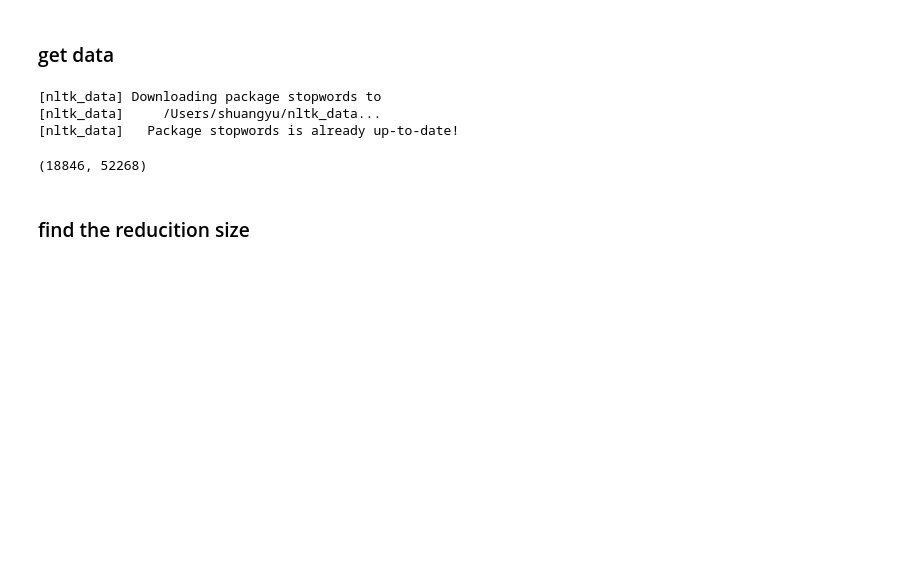
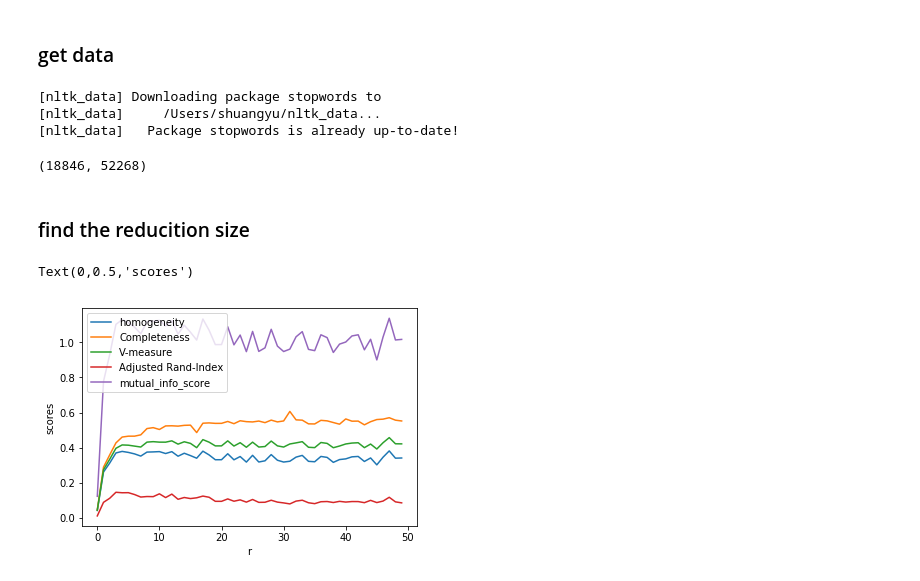
Before and after one commit to wppply/ECE219_projects, a Jupyter notebook: project_2/Project2.ipynb, the cells around one changed output. Cells and saved outputs as stored; diff of their text form; code cells hidden in the pictures; blank space fills up the shorter version.

```diff
--- a/project_2/Project2.ipynb
+++ b/project_2/Project2.ipynb
@@ -500,17 +500,20 @@ X_20_NMF = nmf.fit_transform(X_20_tfidf)
 # %%
 scores_20_LSI = []
 for r in range(1,51):
     X_truncated = X_20_LSI[:,:r]
     km_truncated = KMeans(n_clusters=20, init='k-means++',max_iter=100,random_state=42)
     km_truncated.fit(X_truncated)
 
     labels = twenty_data.target
     scores_20_LSI.append(utils.cluster_score(labels,km_truncated.labels_,p = False))
 
 plt.plot(scores_20_LSI)
-plt.legend(['homogeneity','Completeness','V-measure','mutual_info_score'])
+plt.legend(['homogeneity','Completeness','V-measure',"Adjusted Rand-Index",'mutual_info_score'])
 plt.xlabel('r')
 plt.ylabel('scores')
+# %% [output]
+Text(0,0.5,'scores')
+[figure, added]
 # %%
 scores_20_NMF = []
 for r in range(1,51):
```
Also changed, not shown: parts of 10 cells of this notebook.
